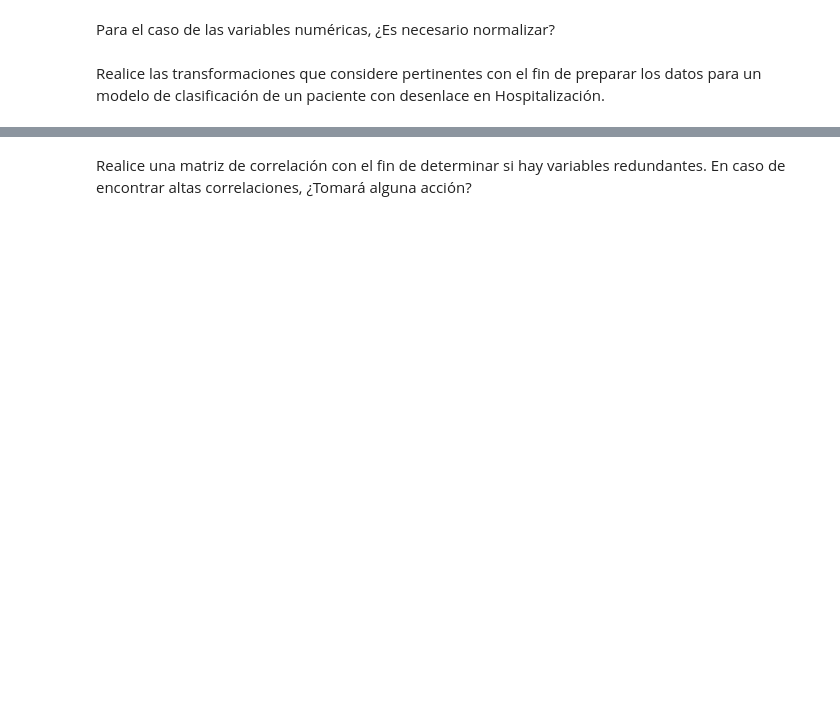
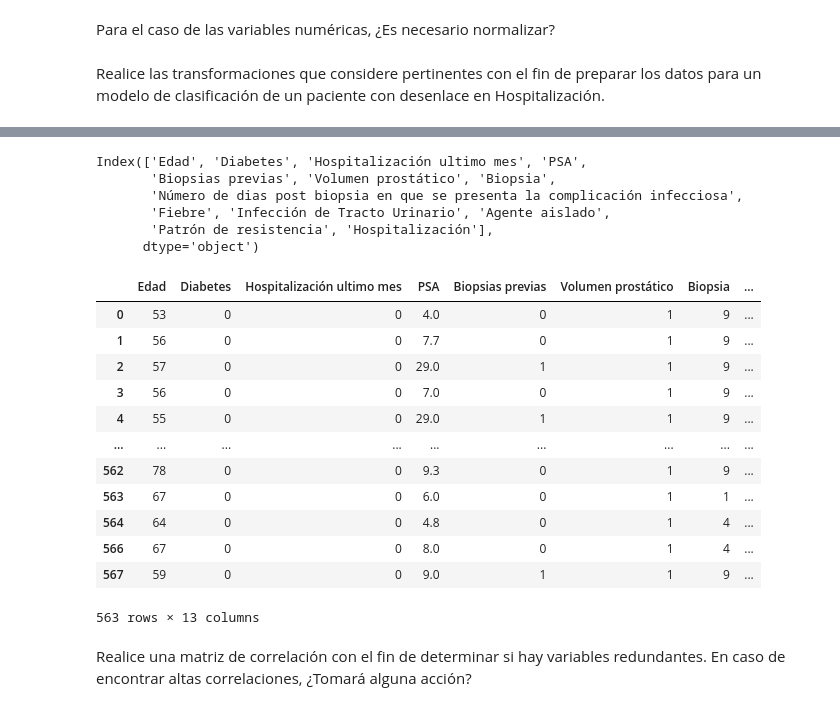
Before and after one commit to JUrielCerecero/proyecto-machine-learning-clasificacion-enfermedades, a Jupyter notebook: Proyecto_Integrador_2A_Preparacion_de_datos.ipynb, the cells around one changed output, grey strips where cells are left out. Drawn from its saved outputs; the diff is of its cells as text; code cells hidden in the pictures; blank space fills up the shorter version.

```diff
--- a/Proyecto_Integrador_2A_Preparacion_de_datos.ipynb
+++ b/Proyecto_Integrador_2A_Preparacion_de_datos.ipynb
@@ -327,0 +346,9 @@ Realice las transformaciones que considere pertinentes con el fin de preparar lo
+# %%
+dfhospdummies.columns
+# %% [output]
+Index(['Edad', 'Diabetes', 'Hospitalización ultimo mes', 'PSA',
+       'Biopsias previas', 'Volumen prostático', 'Biopsia',
+       'Número de dias post biopsia en que se presenta la complicación infecciosa',
+       'Fiebre', 'Infección de Tracto Urinario', 'Agente aislado',
+       'Patrón de resistencia', 'Hospitalización'],
+      dtype='object')
@@ -328,2 +360,18 @@ Realice las transformaciones que considere pertinentes con el fin de preparar lo
+# %%
+dfhospdummies
+# %% [output]
+|  | Edad | Diabetes | Hospitalización ultimo mes | PSA | Biopsias previas | Volumen prostático | Biopsia | ... |
+| 0 | 53 | 0 | 0 | 4.0 | 0 | 1 | 9 | ... |
+| 1 | 56 | 0 | 0 | 7.7 | 0 | 1 | 9 | ... |
+| 2 | 57 | 0 | 0 | 29.0 | 1 | 1 | 9 | ... |
+| 3 | 56 | 0 | 0 | 7.0 | 0 | 1 | 9 | ... |
+| 4 | 55 | 0 | 0 | 29.0 | 1 | 1 | 9 | ... |
+| ... | ... | ... | ... | ... | ... | ... | ... | ... |
+| 562 | 78 | 0 | 0 | 9.3 | 0 | 1 | 9 | ... |
+| 563 | 67 | 0 | 0 | 6.0 | 0 | 1 | 1 | ... |
+| 564 | 64 | 0 | 0 | 4.8 | 0 | 1 | 4 | ... |
+| 566 | 67 | 0 | 0 | 8.0 | 0 | 1 | 4 | ... |
+| 567 | 59 | 0 | 0 | 9.0 | 1 | 1 | 9 | ... |
+563 rows × 13 columns
 # %% [markdown]
 Realice una matriz de correlación con el fin de determinar si hay variables redundantes. En caso de encontrar altas correlaciones, ¿Tomará alguna acción?
```
Also changed, not shown: parts of 9 cells of this notebook, 1 other file.
